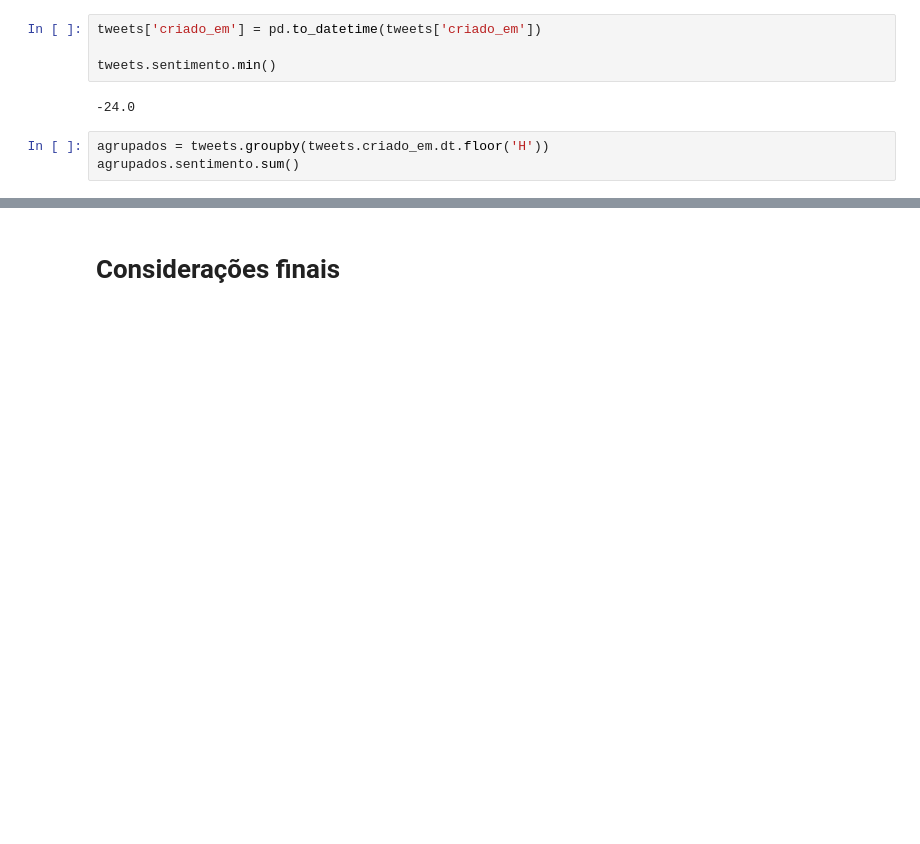
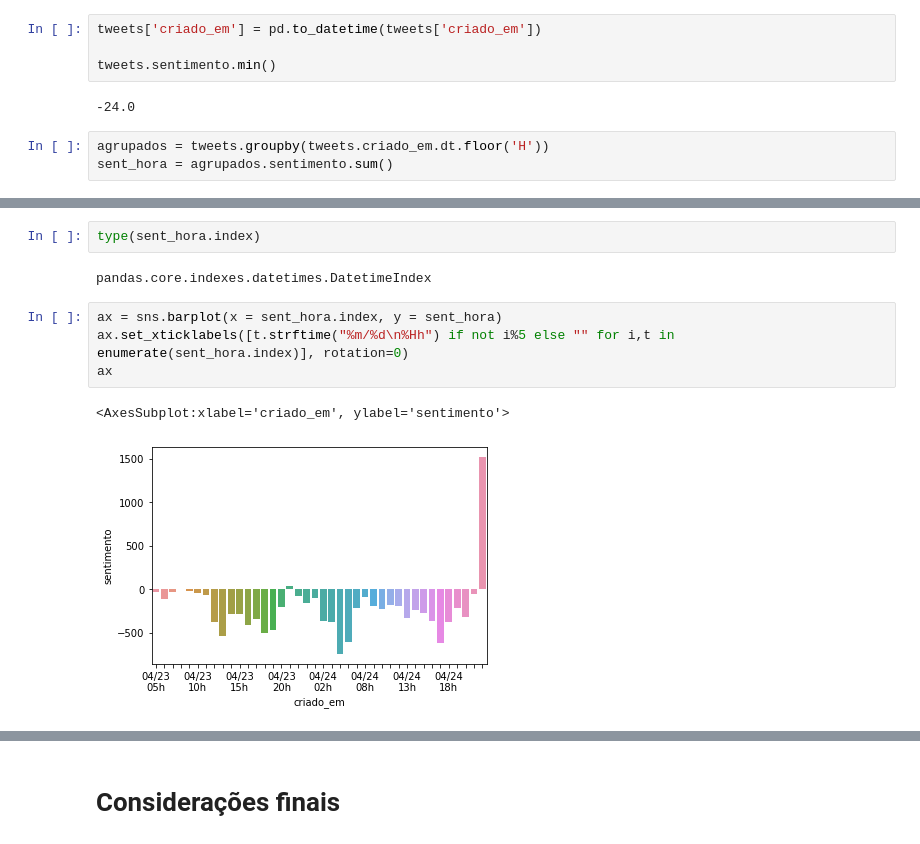
Before and after one commit to Alvaro-Kothe/Trabalho_CE2, a Jupyter notebook: Relatorio-CE2.ipynb, the cells around one changed output, grey strips where cells are left out. Drawn from its saved outputs; the diff is of its cells as text; blank space fills up the shorter version.

Commit message:
grafico sentimento

```diff
--- a/Relatorio-CE2.ipynb
+++ b/Relatorio-CE2.ipynb
@@ -56,4 +57,4 @@ tweets.sentimento.min()
 -24.0
 # %%
 agrupados = tweets.groupby(tweets.criado_em.dt.floor('H'))
-agrupados.sentimento.sum()
+sent_hora = agrupados.sentimento.sum()
@@ -77,0 +61,11 @@ Name: sentimento, dtype: float64
+# %%
+type(sent_hora.index)
+# %% [output]
+pandas.core.indexes.datetimes.DatetimeIndex
+# %%
+ax = sns.barplot(x = sent_hora.index, y = sent_hora)
+ax.set_xticklabels([t.strftime("%m/%d\n%Hh") if not i%5 else "" for i,t in enumerate(sent_hora.index)], rotation=0)
+ax
+# %% [output]
+<AxesSubplot:xlabel='criado_em', ylabel='sentimento'>
+[figure, added]
```
Also changed, not shown: parts of 4 cells of this notebook.
